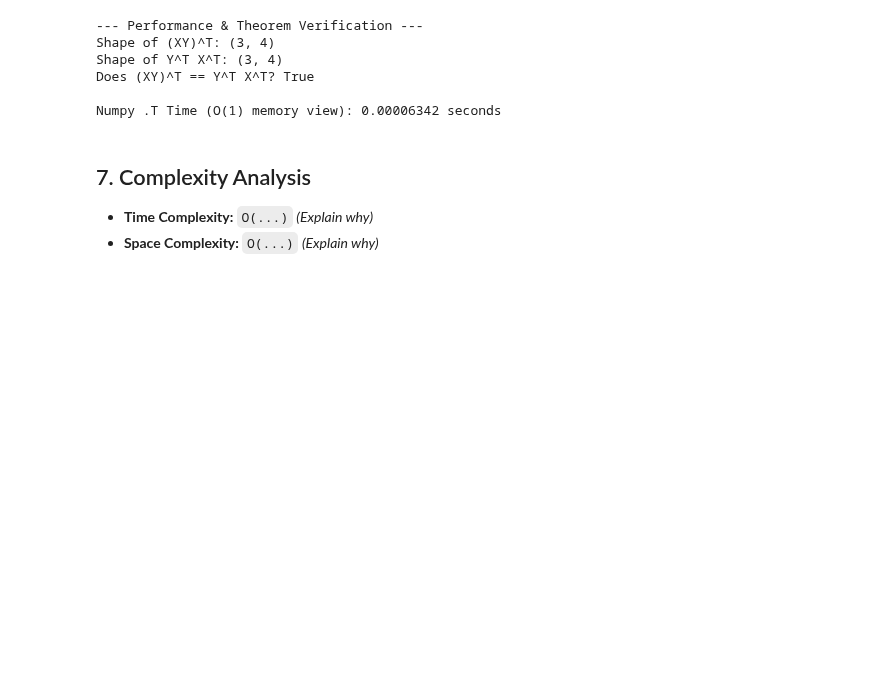
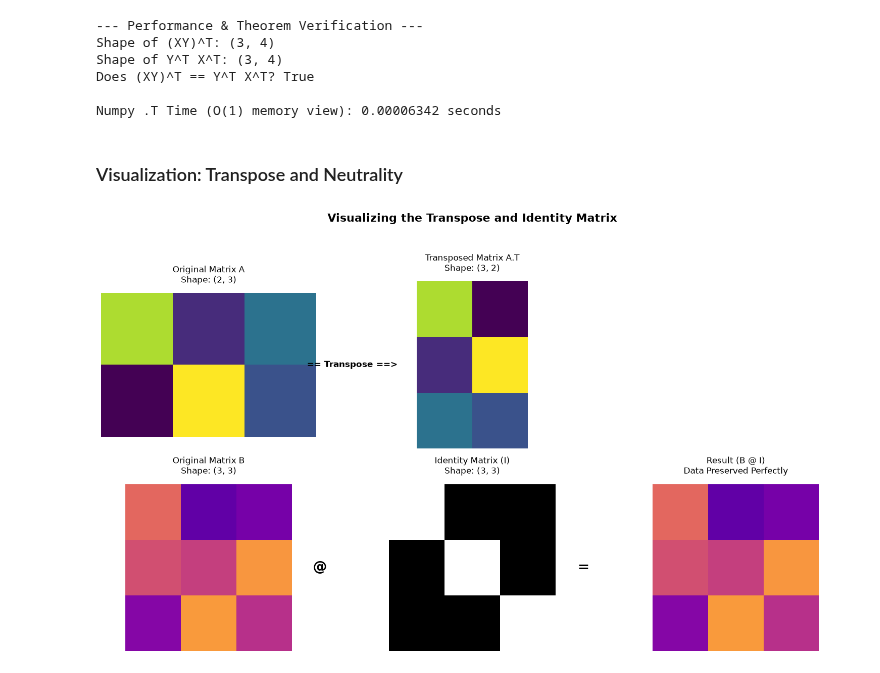
Before and after one commit to suwasghale/math-for-ai-100-days, a Jupyter notebook: Day_012_The_Transpose_and_The_Identity_Matrix/day_012.ipynb, the cells around one changed output. Saved outputs shown, nothing was run; the diff lists cells and outputs as text; code cells hidden in the pictures; blank space fills up the shorter version.

Commit message:
visualization of transpose and neutrality with complexity analysis

```diff
--- a/Day_012_The_Transpose_and_The_Identity_Matrix/day_012.ipynb
+++ b/Day_012_The_Transpose_and_The_Identity_Matrix/day_012.ipynb
@@ -113,7 +113,69 @@ Shape of Y^T X^T: (3, 4)
 Does (XY)^T == Y^T X^T? True
 
 Numpy .T Time (O(1) memory view): 0.00006342 seconds
-# %% [markdown]
-## 7. Complexity Analysis
-- **Time Complexity:** `O(...)` *(Explain why)*
-- **Space Complexity:** `O(...)` *(Explain why)*
+# %% [markdown]
+### Visualization: Transpose and Neutrality
+# %%
+import numpy as np
+import matplotlib.pyplot as plt
+
+# Data Setup
+
+# 1. Transpose Data
+A = np.array([[8, 2, 4],
+              [1, 9, 3]])
+A_T = A.T
+
+# 2. Identity Data
+B = np.random.rand(3, 3) * 10
+I = np.eye(3)
+B_I = B @ I
+
+# Plotting
+
+fig, axs = plt.subplots(2, 3, figsize=(15, 9))
+fig.suptitle("Visualizing the Transpose and Identity Matrix", fontsize= 16, weight='bold')
+
+# Top Row: The Transpose -----
+# Hide the top-right axis since we only need 2 plots for the transpose
+axs[0, 2].axis('off')
+
+# Original A
+axs[0, 0].set_title(f"Original Matrix A\nShape: {A.shape}", pad=15)
+axs[0, 0].imshow(A, cmap='viridis')
+axs[0, 0].axis('off')
+
+# Transposed A
+axs[0, 1].set_title(f"Transposed Matrix A.T\nShape: {A_T.shape}", pad=15)
+axs[0, 1].imshow(A_T, cmap='viridis')
+axs[0, 1].axis('off')
+
+# Math Arrow
+axs[0, 0].text(3, 0.5, '== Transpose ==>', ha='center', va='center', fontsize=12, weight='bold')
+
+# --- BOTTOM ROW: The Identity Matrix ---
+# Original B
+axs[1, 0].set_title(f"Original Matrix B\nShape: {B.shape}", pad=15)
+axs[1, 0].imshow(B, cmap='plasma', vmin=0, vmax=10)
+axs[1, 0].axis('off')
+
+# Math symbol
+axs[1, 0].text(3, 1, '@', ha='center', va='center', fontsize=20, weight='bold')
+
+# Identity I
+axs[1, 1].set_title("Identity Matrix (I)\nShape: (3, 3)", pad=15)
+axs[1, 1].imshow(I, cmap='gray')
+axs[1, 1].axis('off')
+
+# Math symbol
+axs[1, 1].text(3, 1, '=', ha='center', va='center', fontsize=20, weight='bold')
+
+# Result B @ I
+axs[1, 2].set_title("Result (B @ I)\nData Preserved Perfectly", pad=15)
+im_bi = axs[1, 2].imshow(B_I, cmap='plasma', vmin=0, vmax=10)
+axs[1, 2].axis('off')
+
+plt.tight_layout(rect=[0, 0, 1, 0.95])
+plt.show()
+# %% [output]
+[figure, added]
```
Also changed, not shown: parts of 1 cell of this notebook.
